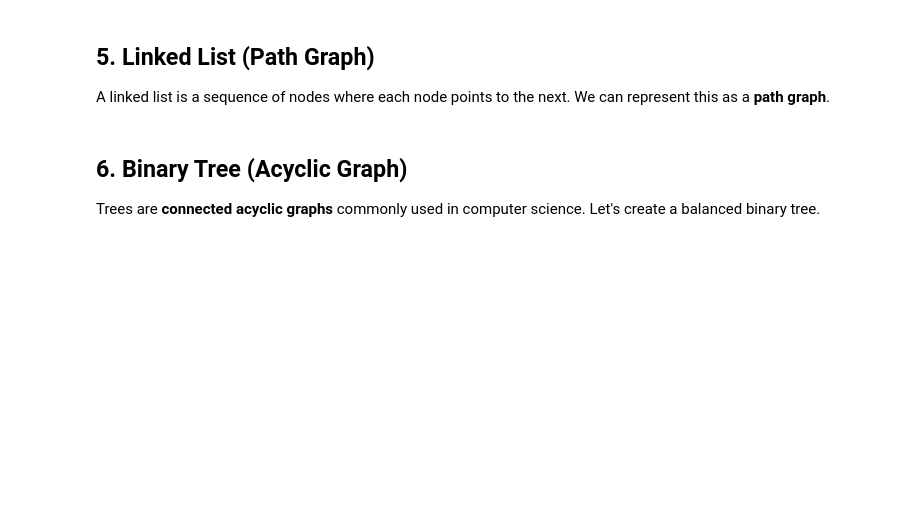
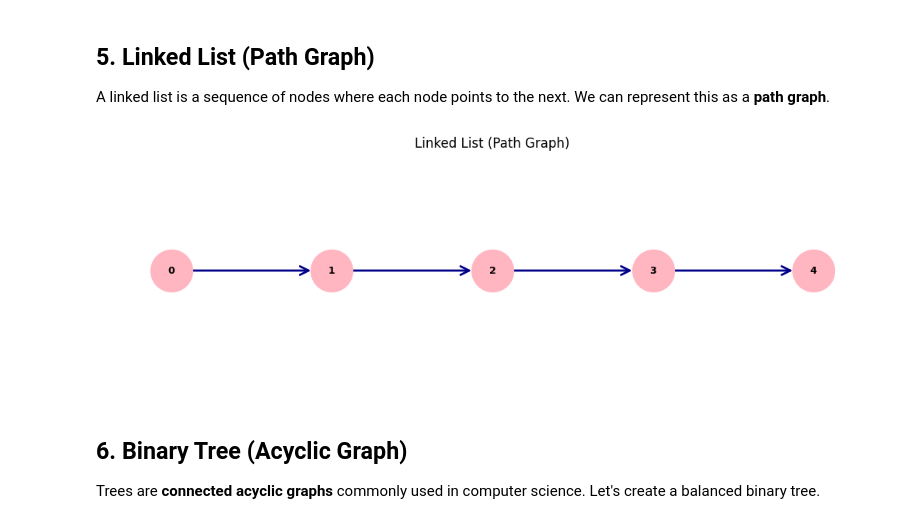
Before and after one commit to Back2Basics/networkx-talk-evening-of-python-coding-10212025, a Jupyter notebook: graph_intro.ipynb, the cells around one changed output. Drawn from its saved outputs; the diff is of its cells as text; code cells hidden in the pictures; blank space fills up the shorter version.

```diff
--- a/graph_intro.ipynb
+++ b/graph_intro.ipynb
@@ -182,14 +201,15 @@ print("Structure: Node_0 -> Node_1 -> Node_2 -> Node_3 -> Node_4")
 # %%
-# Visualize the linked list
 plt.figure(figsize=(10, 3))
-# Create a linear layout for linked list
-pos = {node: (i, 0) for i, node in enumerate(LL.nodes())}
+
+pos = {node: (i, 0) for i, node in enumerate(LL.nodes())} # linear layout
 nx.draw(LL, pos, with_labels=True, node_color='lightpink',
         node_size=1500, font_size=9, font_weight='bold',
-        edge_color='purple', width=2, arrows=True,
+        edge_color='darkblue', width=2, arrows=True,
         arrowsize=20, arrowstyle='->')
 plt.title("Linked List (Path Graph)")
 plt.show()
+# %% [output]
+[figure, added]
 # %% [markdown]
 ## 6. Binary Tree (Acyclic Graph)
 
```
Also changed, not shown: parts of 20 cells of this notebook.
